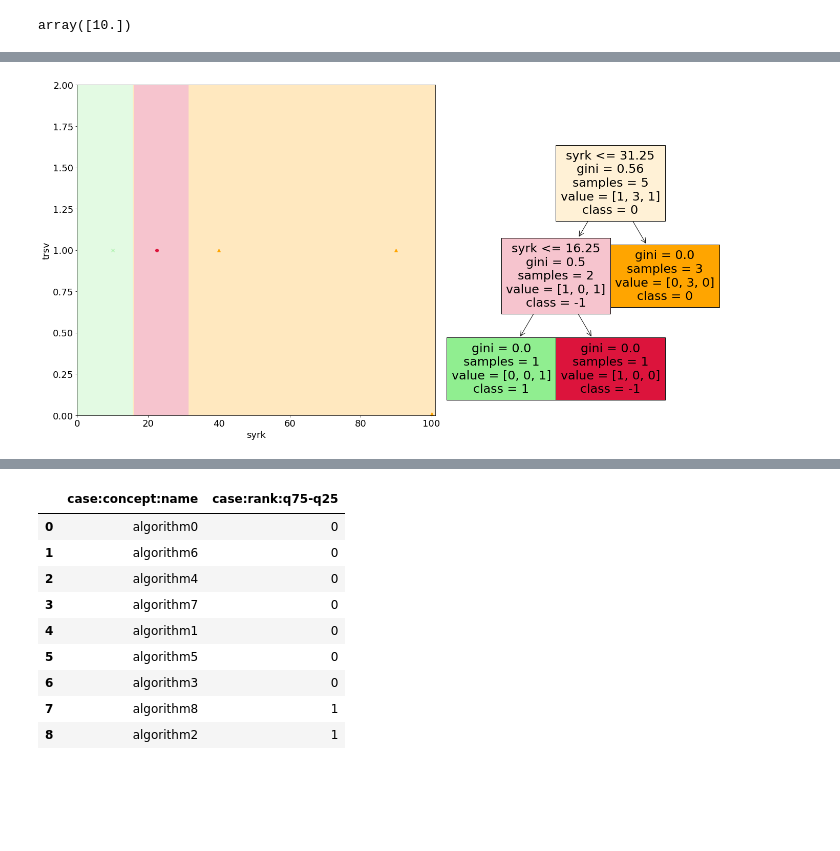
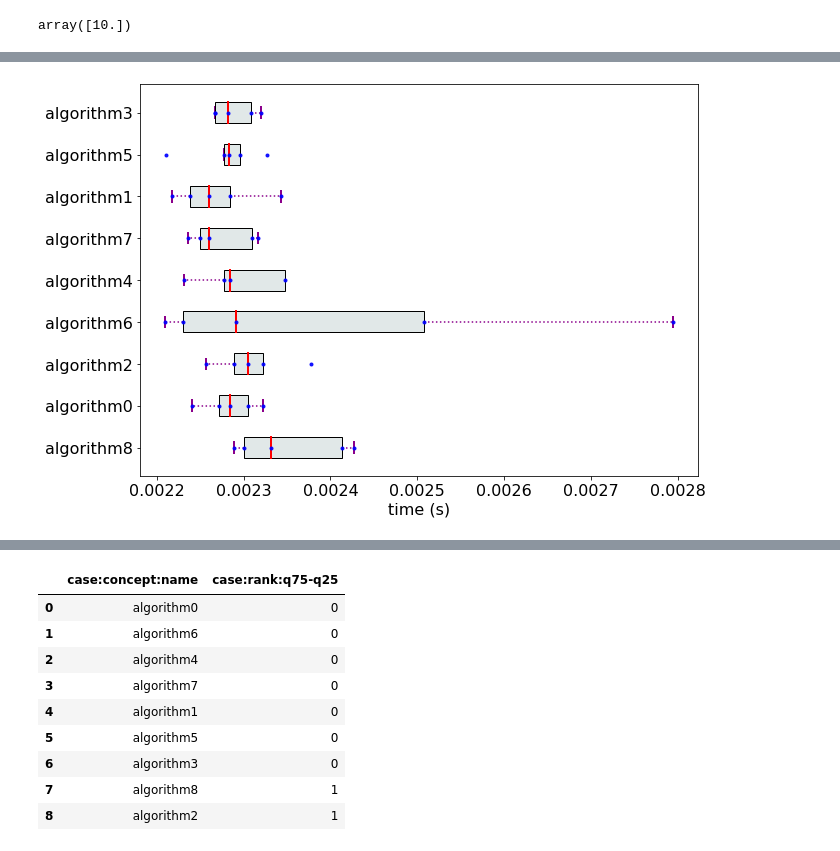
Before and after one commit to as641651/va4algs, a Jupyter notebook: examples/functions_data_analyzer.ipynb, the cells around one changed output, grey strips where cells are left out. Drawn from its saved outputs; the diff is of its cells as text; code cells hidden in the pictures; blank space fills up the shorter version.

```diff
--- a/examples/functions_data_analyzer.ipynb
+++ b/examples/functions_data_analyzer.ipynb
@@ -255,0 +365,11 @@ array([10.])
+# %%
+def get_op_str(df, kernelA, flopsA, kernelB, flopsB):
+    condition = (df['kernelA'] == kernelA) & \
+                (df['flopsA'] == flopsA*10**6) & \
+                (df['kernelB'] == kernelB) & \
+                (df['flopsB'] == flopsB*10**6)
+
+    return df[condition]['operands'].to_list()
+# %%
+op_str = get_op_str(de.data_relations, X.columns[0], 10.0, X.columns[1], 1.0)[0]
+op_str
@@ -255,0 +395,4 @@ array([10.])
+# %%
+fig = de.visualize_box_plots(op_str)
+# %% [output]
+[figure, added]
@@ -256,34 +402,34 @@ array([10.])
 # %%
-fig, (ax1, ax2) = plt.subplots(ncols=2, figsize=[21, 10])
+# fig, (ax1, ax2) = plt.subplots(ncols=2, figsize=[21, 10])
 
-colors = ['crimson', 'orange', 'lightgreen']
-ax1.plot(X.values[:,0][X.values[:,-1]==-1], X.values[:,1][X.values[:,-1]==-1], "o", color=colors[0])
-ax1.plot(X.values[:,0][X.values[:,-1]==0], X.values[:,1][X.values[:,-1]==0], "^", color=colors[1])
-ax1.plot(X.values[:,0][X.values[:,-1]==1], X.values[:,1][X.values[:,-1]==1], "x", color=colors[2])
-xx, yy = np.meshgrid(np.linspace(0.0, X.values[:, 0].max()+1, 100), np.linspace(0.0, X.values[:, 1].max()+1, 100))
-pred = clf.predict(np.c_[(xx.ravel(), yy.ravel())])
-ax1.contourf(xx, yy, pred.reshape(xx.shape), cmap=ListedColormap(colors), alpha=0.25)
-ax1.set_xlabel(X.columns[0], size=18)
-ax1.set_ylabel(X.columns[1], size=18)
-ax1.tick_params(labelsize=18)
+# #colors = ['crimson', 'orange', 'lightgreen']
+# colors = ['crimson', 'lightgrey', 'lightgreen']
+# ax1.plot(X.values[:,0][X.values[:,-1]==-1], X.values[:,1][X.values[:,-1]==-1], "o", color=colors[0])
+# ax1.plot(X.values[:,0][X.values[:,-1]==0], X.values[:,1][X.values[:,-1]==0], "^", color=colors[1])
+# ax1.plot(X.values[:,0][X.values[:,-1]==1], X.values[:,1][X.values[:,-1]==1], "x", color=colors[2])
+# xx, yy = np.meshgrid(np.linspace(0.0, X.values[:, 0].max()+1, 100), np.linspace(0.0, X.values[:, 1].max()+1, 100))
+# pred = clf.predict(np.c_[(xx.ravel(), yy.ravel())])
+# ax1.contourf(xx, yy, pred.reshape(xx.shape), cmap=ListedColormap(colors), alpha=0.25)
+# ax1.set_xlabel(X.columns[0], size=18)
+# ax1.set_ylabel(X.columns[1], size=18)
+# ax1.tick_params(labelsize=18)
 
-#ax2.set_prop_cycle(mpl.cycler(color=colors)) # doesn't seem to work
+# #ax2.set_prop_cycle(mpl.cycler(color=colors)) # doesn't seem to work
 
-## TODO: Do this with graph viz
-##TODO: Add op size to data in prepare_data
-artists = tree.plot_tree(clf, feature_names=X.columns[:-1], class_names=sorted(['-1','0','1']),
-                         filled=True, ax=ax2)
-for artist, impurity, value in zip(artists, clf.tree_.impurity, clf.tree_.value):
-    # let the max value decide the color; whiten the color depending on impurity (gini)
-    r, g, b = to_rgb(colors[np.argmax(value)])
-    f = impurity*3/2.  # for N colors: f = impurity * N/(N-1) if N>1 else 0
-    artist.get_bbox_patch().set_facecolor((f + (1-f)*r, f + (1-f)*g, f + (1-f)*b))
-    artist.get_bbox_patch().set_edgecolor('black')
+# ## TODO: Do this with graph viz
+# ##TODO: Add op size to data in prepare_data
+# artists = tree.plot_tree(clf, feature_names=X.columns[:-1], class_names=sorted(['-1','0','1']),
+#                          filled=True, ax=ax2)
+# for artist, impurity, value in zip(artists, clf.tree_.impurity, clf.tree_.value):
+#     # let the max value decide the color; whiten the color depending on impurity (gini)
+#     r, g, b = to_rgb(colors[np.argmax(value)])
+#     f = impurity*3/2.  # for N colors: f = impurity * N/(N-1) if N>1 else 0
+#     print(impurity, (f + (1-f)*r, f + (1-f)*g, f + (1-f)*b))
+#     artist.get_bbox_patch().set_facecolor((f + (1-f)*r, f + (1-f)*g, f + (1-f)*b))
+#     artist.get_bbox_patch().set_edgecolor('black')
 
-plt.tight_layout()
-plt.show()
+# plt.tight_layout()
+# plt.show()
-# %% [output]
-[figure, removed]
 # %%
 de.data_vcs['1000_100'].get_dfg_minus_best_worst()
 # %% [output]
```
Also changed, not shown: parts of 20 cells of this notebook, 2 other files.
